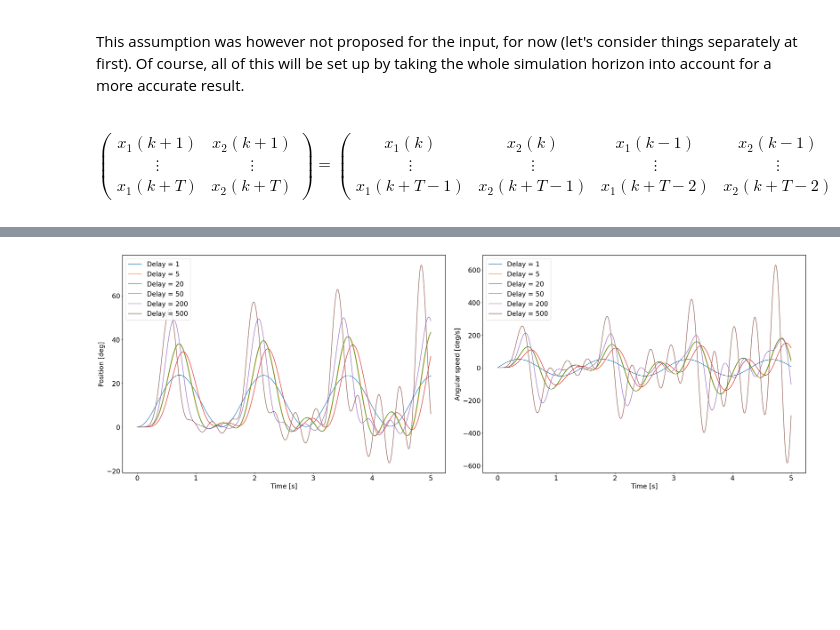
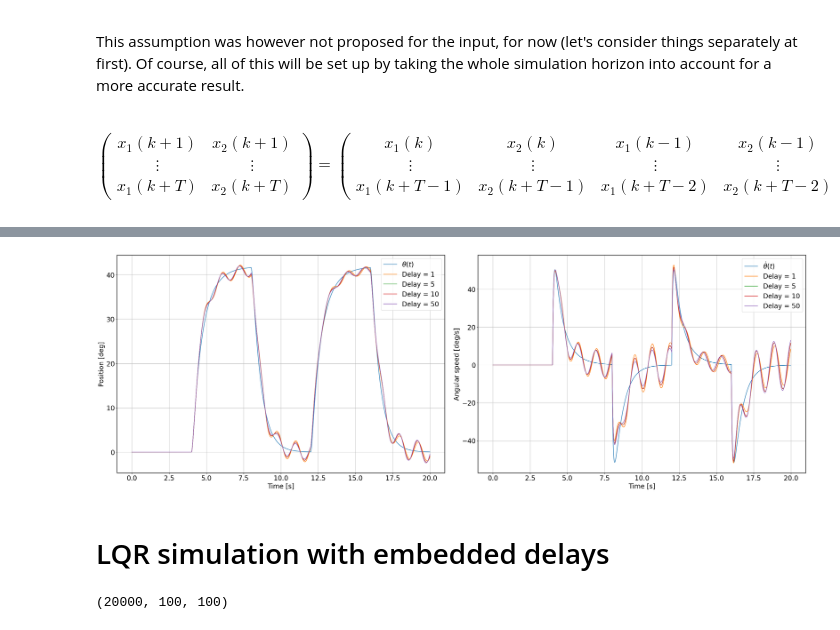
Before and after one commit to CedricFont/Subspace-learning-for-robot-application, a Jupyter notebook: LQR simulation/PendulumDelayEmbeddings.ipynb, the cells around one changed output, grey strips where cells are left out. Cells and saved outputs as stored; diff of their text form; code cells hidden in the pictures; blank space fills up the shorter version.

Commit message:
LQR delays

```diff
--- a/LQR simulation/PendulumDelayEmbeddings.ipynb
+++ b/LQR simulation/PendulumDelayEmbeddings.ipynb
@@ -52,8 +71,7 @@ This assumption was however not proposed for the input, for now (let's consider
 $$ \begin{pmatrix} x_1(k+1) & x_2(k+1) \\ \vdots & \vdots \\ x_1(k+T) & x_2(k+T) \end{pmatrix} = \begin{pmatrix} x_1(k) & x_2(k) & x_1(k-1) & x_2(k-1) & \cdots & x_1(k-\tau) & x_2(k-\tau) & u(k) & \cdots & u(k-\tau) \\ \vdots & \vdots & \vdots & \vdots & \ddots & \vdots & \vdots & \vdots & \ddots & \vdots \\ x_1(k+T-1) & x_2(k+T-1) & x_1(k+T-2) & x_2(k+T-2) & \cdots & x_1(k+T-1-\tau) & x_2(k+T-1-\tau) & u(T-1) & \cdots & u(T-1-\tau) \end{pmatrix} \begin{pmatrix} A_{11} & A_{21} \\ A_{12} & A_{22} \\ B_1 & B_2 \end{pmatrix} $$
 # %%
 horizon = np.int(len(pend1.T)/2) # Trajectory planning horizon
-horizon = 1000
-tau = 1 # Maximum delay allowed
+tau = 10 # Maximum delay allowed
 
 DLS1 = DelayedLeastSquare(pend1.X, tau, horizon, pend1.U[:], nb_u=1)
 DLS1.solve()
@@ -75,28 +97,75 @@ To use the future default and silence this warning we advise to pass `rcond=None
 # %%
-# Simulations
-DLS1.computeTrajectory(pend1.X0, pend1.U)
-
 # Several plots
-nb_delay = [1,5,20,50,200,500]
+nb_delay = [1, 5, 10, 50]
 nb_plots = len(nb_delay)
+horizon = np.int(pend1.N/2)
 
 plt.rcParams['font.size'] = 20
 fig, ax = plt.subplots(1, 2,
                        constrained_layout = True, figsize=(30,10))
+ax[0].plot(pend1.T, rad2deg(pend1.X[0,:]), label=r"$\theta (t)$")
+ax[0].set_xlabel('Time [s]'), ax[0].set_ylabel('Position [deg]')
+ax[0].grid()
+ax[0].legend()
+
+ax[1].plot(pend1.T, rad2deg(pend1.X[1,:]), label=r"$\dot{\theta} (t)$")
+ax[1].set_xlabel('Time [s]'), ax[1].set_ylabel('Angular speed [deg]')
+ax[1].grid()
+ax[1].legend()
 for i in range(nb_plots):
     tau = nb_delay[i]
     DLS1 = DelayedLeastSquare(pend1.X, tau, horizon, pend1.U[:], nb_u=1)
     DLS1.solve()
     DLS1.computeTrajectory(pend1.X0, pend1.U)
 
-    ax[0].plot(pend1.T, rad2deg(DLS1.Traj[0,:]), label='Delay = '+str(tau))
+    ax[0].plot(pend1.T[:len(pend1.T)-1], rad2deg(DLS1.Traj[0,:]), label='Delay = '+str(tau))
     ax[0].set_xlabel('Time [s]'), ax[0].set_ylabel('Position [deg]')
     ax[0].grid()
     ax[0].legend()
 
-    ax[1].plot(pend1.T, rad2deg(DLS1.Traj[1,:]), label='Delay = '+str(tau))
+    ax[1].plot(pend1.T[:len(pend1.T)-1], rad2deg(DLS1.Traj[1,:]), label='Delay = '+str(tau))
     ax[1].set_xlabel('Time [s]'), ax[1].set_ylabel('Angular speed [deg/s]')
     ax[1].grid()
     ax[1].legend()
 # %% [output]
-[figure, old version]
+[figure, new version]
+# %% [markdown]
+# LQR simulation with embedded delays
+# %%
+A_LQR = np.zeros(shape=[2*tau,2*tau])
+A_LQR[0:2,:], A_LQR[2:2*tau,0:2*tau-2] = DLS1.A, np.eye(2*tau-2)
+B_LQR = np.zeros(shape=[2*tau])
+B_LQR[0:2] = DLS1.B[0]
+B_LQR = B_LQR[:,np.newaxis]
+lqr_tracking = pbd.LQR(A_LQR, B_LQR, nb_dim=A_LQR.shape[0], dt=pend1.dt, horizon=pend1.N)
+
+# Trajectory for tracking
+tracking_traj = np.zeros(shape=[pend1.N,2*tau]) # Vector for storing the trajectory
+tracking_traj[:,0] = ref
+lqr_tracking.z = tracking_traj
+
+# Trajectory timing (1 via-point = 1 time-step, should be as long as the horizon)
+seq_tracking = 1*[0]
+
+for i in range(1,pend1.N):
+    seq_tracking += (1)*[i]
+
+lqr_tracking.seq_xi = seq_tracking
+
+# Control precision
+u_std = 3. # means 1e-3
+lqr_tracking.gmm_u = u_std
+
+# Tracking precision
+x_std = 1e6 # Importance of tracking the position
+Q_tracking = np.zeros(shape=[pend1.N,2*tau,2*tau])
+
+for i in range(pend1.N):
+    Q_tracking[i,0:2,0:2] = np.diag([x_std,0*x_std]) # Put zero velocity precision
+
+lqr_tracking.Q = Q_tracking
+print(Q_tracking.shape)
+
+lqr_tracking.ricatti()
+# %% [output]
+(20000, 100, 100)
```
Also changed, not shown: parts of 4 cells of this notebook, 1 other file.
